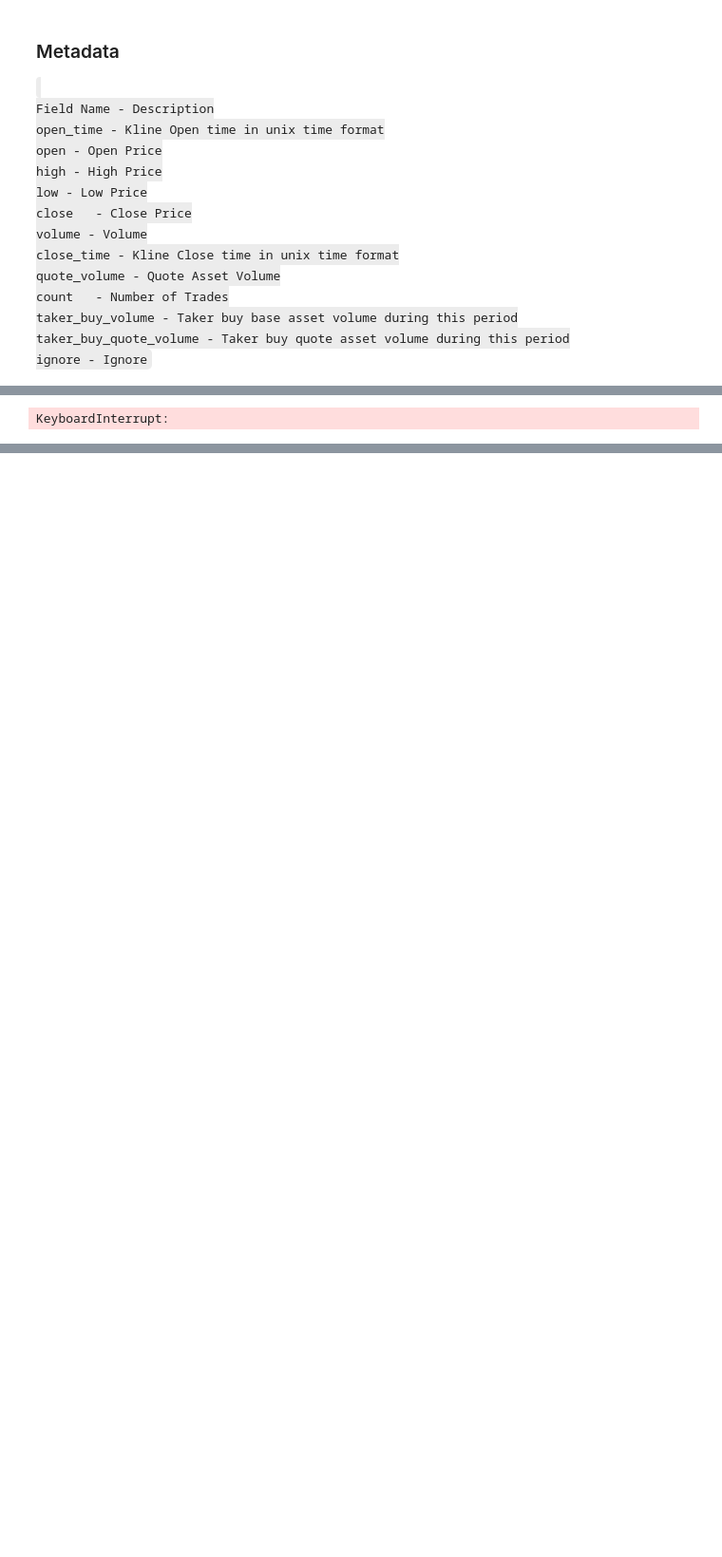
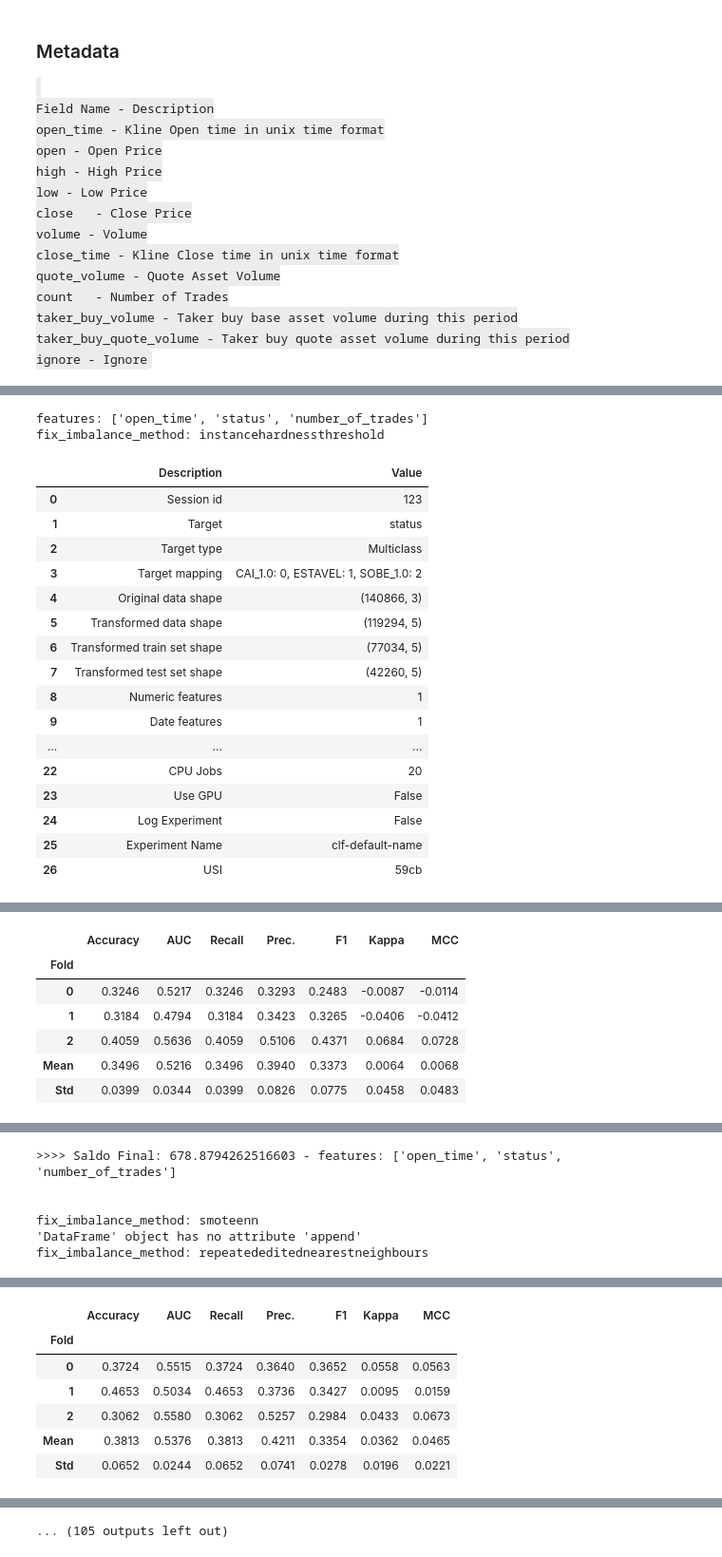
Before and after one commit to marcelolimagomes/mg_crypto_trader, a Jupyter notebook: src/jupyter_nb/analise_crypto_v4.ipynb, the cells around one changed output, grey strips where cells are left out. Shown at 95% size. Cells and saved outputs as stored; diff of their text form; code cells hidden in the pictures; blank space fills up the shorter version.

```diff
--- a/src/jupyter_nb/analise_crypto_v4.ipynb
+++ b/src/jupyter_nb/analise_crypto_v4.ipynb
@@ -21,7 +23,7 @@ interval = '1m'
 estimator = 'knn'
 _compare_models = False
 
-start_train_date = '2022-01-01'  # train < and test >=
+start_train_date = '2022-06-01'  # train < and test >=
 start_test_date = '2023-01-01'  # train < and test >=
 
 stop_loss = 1.0
@@ -164,9 +344,9 @@ for aux_numeric_features in combination_numeric_features:
           fold=3,
           session_id=123,
           normalize=normalize,
-          use_gpu=True,
+          use_gpu=False,
           verbose=True,
-          n_jobs=-1,
+          n_jobs=20,
           log_experiment=False,
       )
 
@@ -175,7 +355,7 @@ for aux_numeric_features in combination_numeric_features:
         estimator = setup.pull().index[0]
         print('Estimator: ' + estimator)
       else:
-        best = setup.create_model(estimator, n_jobs=-1)
+        best = setup.create_model(estimator, n_jobs=20)
 
       if tune_model:
         best = setup.tune_model(best)
@@ -239,4 +419,22 @@ for aux_numeric_features in combination_numeric_features:
       print(e)
       continue
 # %% [output]
-KeyboardInterrupt:
+features: ['open_time', 'status', 'number_of_trades']
+fix_imbalance_method: instancehardnessthreshold
+|  | Description | Value |
+| 0 | Session id | 123 |
+| 1 | Target | status |
+| 2 | Target type | Multiclass |
+| 3 | Target mapping | CAI_1.0: 0, ESTAVEL: 1, SOBE_1.0: 2 |
+| 4 | Original data shape | (140866, 3) |
+| 5 | Transformed data shape | (119294, 5) |
+| 6 | Transformed train set shape | (77034, 5) |
+| 7 | Transformed test set shape | (42260, 5) |
+| 8 | Numeric features | 1 |
+| 9 | Date features | 1 |
+| ... | ... | ... |
+| 22 | CPU Jobs | 20 |
+| 23 | Use GPU | False |
+| 24 | Log Experiment | False |
+| 25 | Experiment Name | clf-default-name |
+| 26 | USI | 59cb |
@@ -242,0 +442,7 @@ KeyboardInterrupt:
+|  | Accuracy | AUC | Recall | Prec. | F1 | Kappa | MCC |
+| Fold |  |  |  |  |  |  |  |
+| 0 | 0.3246 | 0.5217 | 0.3246 | 0.3293 | 0.2483 | -0.0087 | -0.0114 |
+| 1 | 0.3184 | 0.4794 | 0.3184 | 0.3423 | 0.3265 | -0.0406 | -0.0412 |
+| 2 | 0.4059 | 0.5636 | 0.4059 | 0.5106 | 0.4371 | 0.0684 | 0.0728 |
+| Mean | 0.3496 | 0.5216 | 0.3496 | 0.3940 | 0.3373 | 0.0064 | 0.0068 |
+| Std | 0.0399 | 0.0344 | 0.0399 | 0.0826 | 0.0775 | 0.0458 | 0.0483 |
@@ -242,0 +452,6 @@ KeyboardInterrupt:
+>>>> Saldo Final: 678.8794262516603 - features: ['open_time', 'status', 'number_of_trades']
+
+
+fix_imbalance_method: smoteenn
+'DataFrame' object has no attribute 'append'
+fix_imbalance_method: repeatededitednearestneighbours
@@ -242,0 +476,7 @@ KeyboardInterrupt:
+|  | Accuracy | AUC | Recall | Prec. | F1 | Kappa | MCC |
+| Fold |  |  |  |  |  |  |  |
+| 0 | 0.3724 | 0.5515 | 0.3724 | 0.3640 | 0.3652 | 0.0558 | 0.0563 |
+| 1 | 0.4653 | 0.5034 | 0.4653 | 0.3736 | 0.3427 | 0.0095 | 0.0159 |
+| 2 | 0.3062 | 0.5580 | 0.3062 | 0.5257 | 0.2984 | 0.0433 | 0.0673 |
+| Mean | 0.3813 | 0.5376 | 0.3813 | 0.4211 | 0.3354 | 0.0362 | 0.0465 |
+| Std | 0.0652 | 0.0244 | 0.0652 | 0.0741 | 0.0278 | 0.0196 | 0.0221 |
@@ -242,0 +484 @@ KeyboardInterrupt:
+... (105 outputs left out)
```
Also changed, not shown: parts of 11 cells of this notebook, 2 other files.
